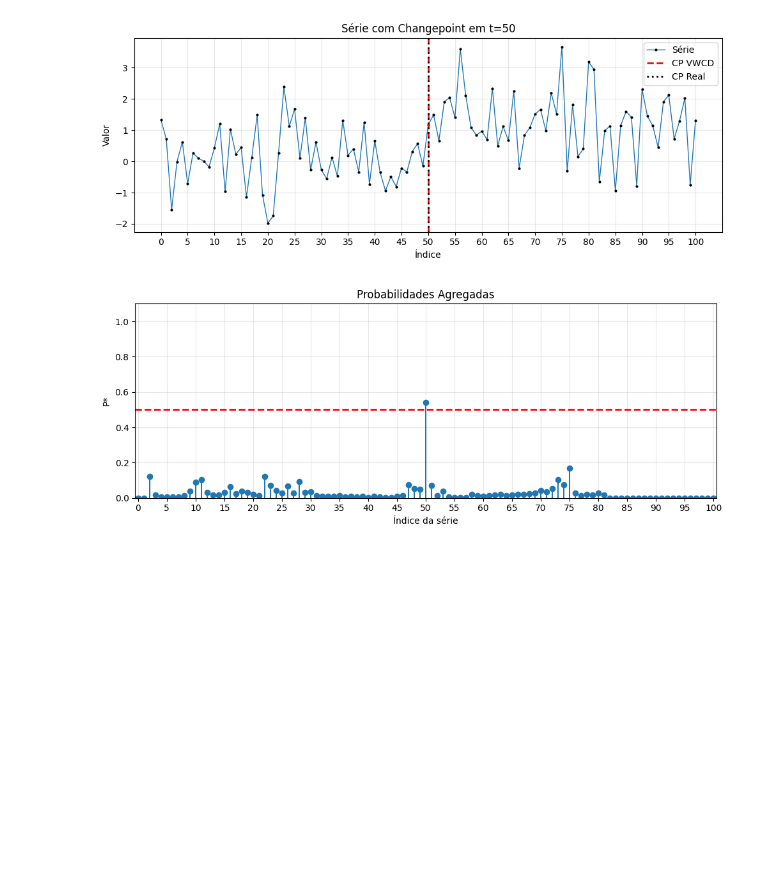
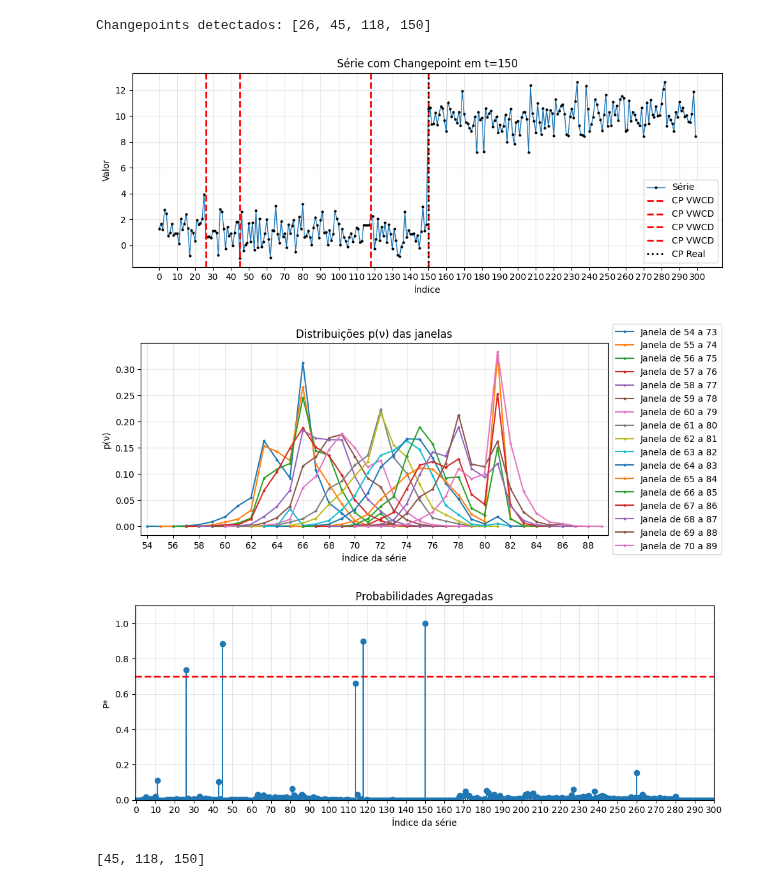
Before and after one commit to lhscaldas/Mestrado, a Jupyter notebook: VWCD_debug.ipynb, the cells around one changed output. Saved outputs shown, nothing was run; the diff lists cells and outputs as text; code cells hidden in the pictures; blank space fills up the shorter version.

```diff
--- a/VWCD_debug.ipynb
+++ b/VWCD_debug.ipynb
@@ -22,7 +22,7 @@ def plot_series_with_cp(X, CP, CP_real=None, title=None, figsize=(10,4)):
     plt.title(title)
 
     plt.xlabel("Índice")
-    plt.xticks(range(0, len(X)+1, 5))
+    plt.xticks(range(0, len(X)+1, 10))
     plt.ylabel("Valor")
     plt.grid(True, alpha=0.3)
     plt.tight_layout()
@@ -109,7 +109,7 @@ def plot_agg_probs(agg_probs, limiar=None, title=None, figsize=(10,4)):
     plt.xlabel("Índice da série")
     plt.ylabel("P*")
     plt.xlim(-0.5, len(agg_probs) - 0.5)
-    plt.xticks(range(0, len(agg_probs)+1, 5))
+    plt.xticks(range(0, len(agg_probs)+1, 10))
     plt.ylim(0, 1.1)
     plt.grid(True, alpha=0.3)
     plt.tight_layout()
@@ -276,30 +264,44 @@ def vwcd(X, w, vote_p_thr, ab=2, aggreg=agg_linear, pesos=ws_U, lamb=1, verbose=
 # %%
 from ArtificialTSGenerator import generate_series_fixed_cp, plot_series
 
 np.random.seed(10) # Resultado bom mesmo pra media 1.2
 # np.random.seed(1) # Usado na variação das médias e do desvio padrão
-N = 101
-cp_real = 50
-means = [0, 1.2]
-stds = [1, 1]
-X, y  = generate_series_fixed_cp(N, means, stds, cp_real)
+# N = 101
+# cp_real = 50
+# means = [0, 1.2]
+# stds = [1, 1]
+# X, y  = generate_series_fixed_cp(N, means, stds, cp_real)
 # state_labels = ["$f_0$" if state == 0 else "$f_B$" for state in y]
 # plot_series(X, y, states_labels=state_labels, figsize=(10, 4), title=f"Série Temporal Sintética com Changepoint em t={t}")
 
+import pandas as pd
+df = pd.read_csv("changepoints/teste_m10/otima_H/Cliente12_Server12.csv")
+X = df["value"].values
+cp_real = 150
+
 w = 20
-vote_p_thr = 0.5
-ab = 2
+vote_p_thr = 0.7
+ab = 30
 l = 1
 
-CP, elapsedTime, vote_counts, agg_probs, votes, windows = vwcd(X, w=w, vote_p_thr=vote_p_thr, ab=ab, aggreg=agg_otima, pesos=ws_U, lamb=1000, verbose=False)
+CP, elapsedTime, vote_counts, agg_probs, votes, windows = vwcd(X, w=w, vote_p_thr=vote_p_thr, ab=ab, aggreg
+=agg_logaritmica, pesos=ws_H, lamb=1, verbose=False)
+print(f"Changepoints detectados: {CP}")
 plot_series_with_cp(X, CP, CP_real=[cp_real], title=f"Série com Changepoint em t={cp_real}")
 
-
-idxs = range(cp_real - w + 1, cp_real + 1)
-# plot_window(windows, idxs, w=w)
+cp_real = 72  # Usar o CP detectado para plotar a janela
+idxs = range(cp_real - w + 1, cp_real + 1) # em teoria seria assim
+idxs = range(cp_real - w + 1 + 1, cp_real + 1 - 2) # na prática assim por causa do MLE
+plot_window(windows, idxs, w=w)
 # plot_window(windows, cp_real-10+1, w=w)
 plot_agg_probs(agg_probs, title="Probabilidades Agregadas", limiar=vote_p_thr)
 # %% [output]
+Changepoints detectados: [26, 45, 118, 150]
-[figure, old version]
+[figure, new version]
-[figure, old version]
+[figure, new version]
+[figure, added]
+# %%
+CP
+# %% [output]
+[45, 118, 150]
 # %%
```
Also changed, not shown: parts of 2 cells of this notebook, 5 other files.
